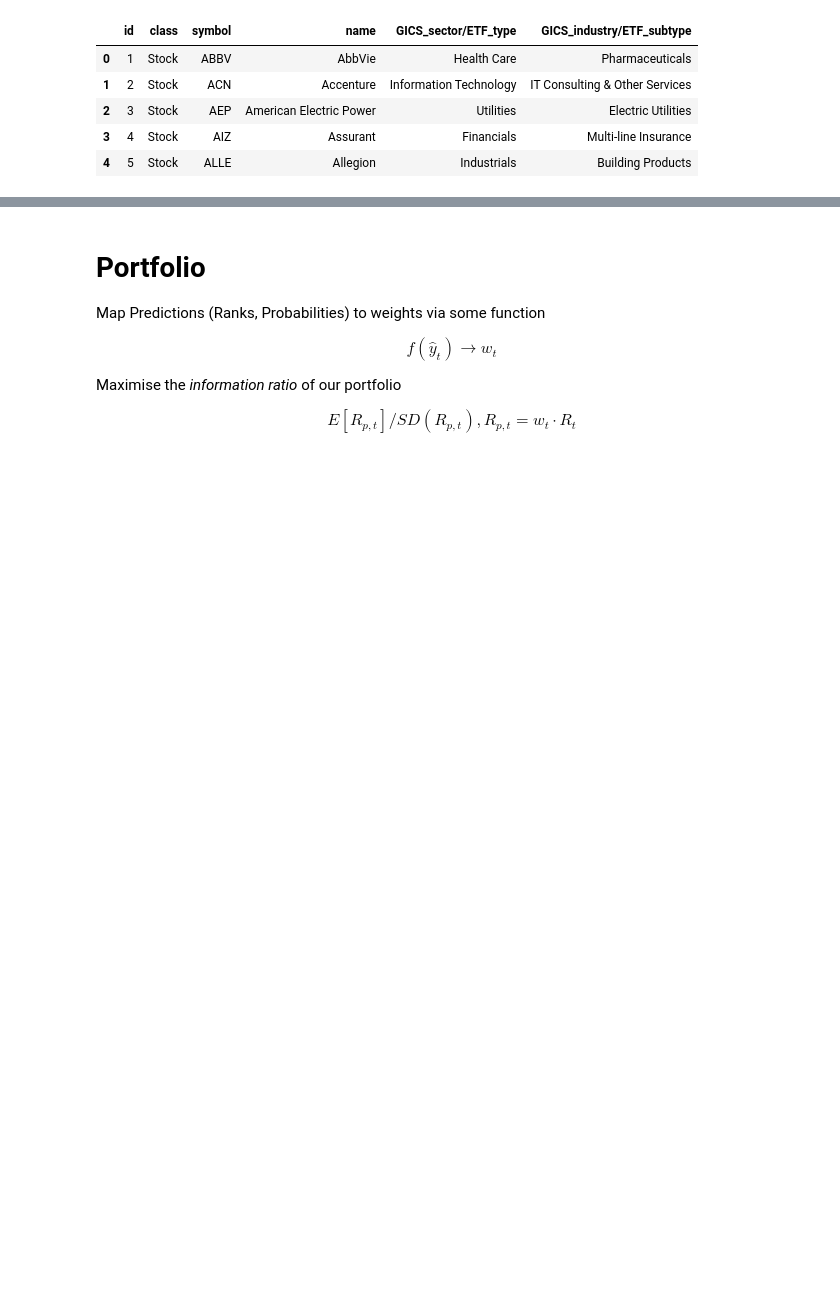
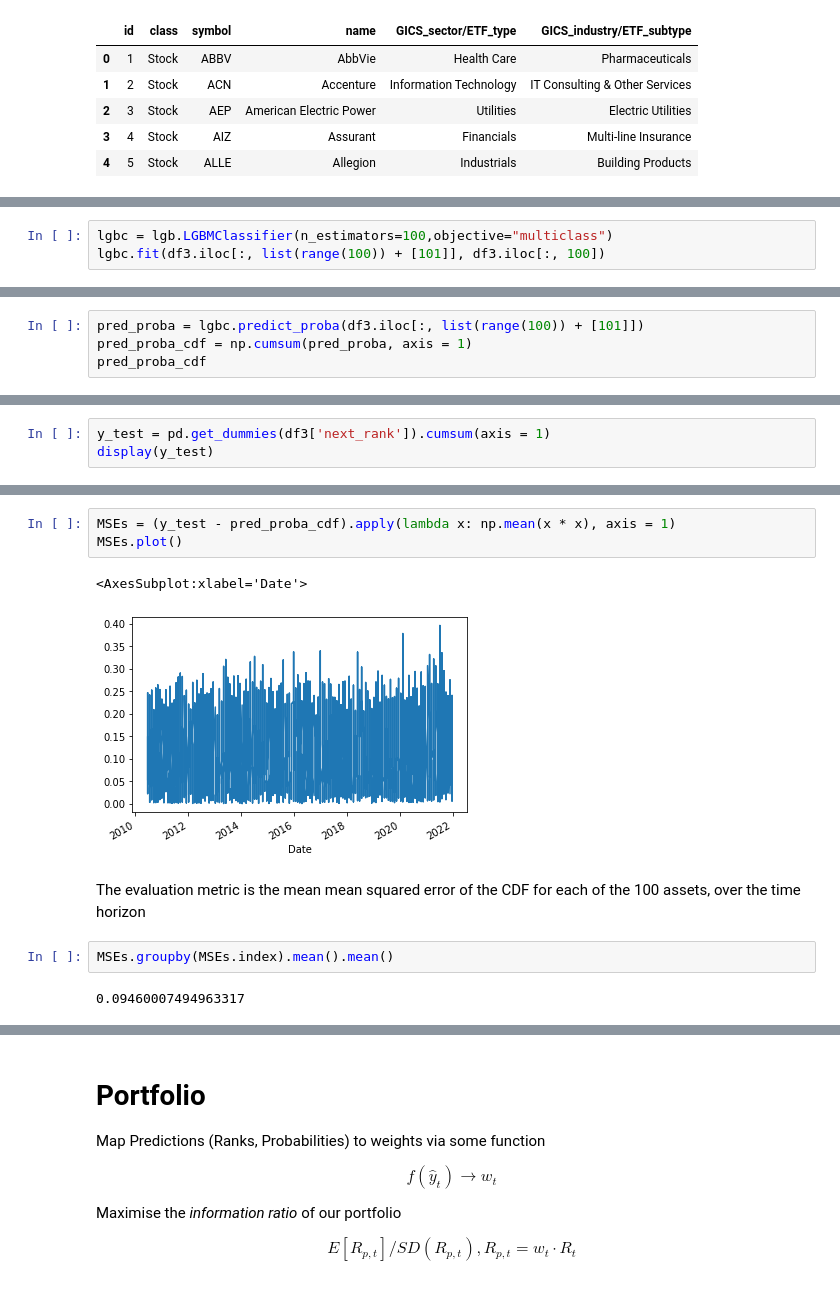
Before and after one commit to chrischia06/M6, a Jupyter notebook: RankTest.ipynb, the cells around one changed output, grey strips where cells are left out. Drawn from its saved outputs; the diff is of its cells as text; blank space fills up the shorter version.

Commit message:
feat: Add sketch of classifier based probabilities, ranks for all 100 assets

```diff
--- a/RankTest.ipynb
+++ b/RankTest.ipynb
@@ -89,0 +172,3 @@ LGBMRanker()
+# %%
+lgbc = lgb.LGBMClassifier(n_estimators=100,objective="multiclass")
+lgbc.fit(df3.iloc[:, list(range(100)) + [101]], df3.iloc[:, 100])
@@ -89,0 +177,4 @@ LGBMRanker()
+# %%
+pred_proba = lgbc.predict_proba(df3.iloc[:, list(range(100)) + [101]])
+pred_proba_cdf = np.cumsum(pred_proba, axis = 1)
+pred_proba_cdf
@@ -89,0 +189,3 @@ LGBMRanker()
+# %%
+y_test = pd.get_dummies(df3['next_rank']).cumsum(axis = 1)
+display(y_test)
@@ -90 +214,13 @@ LGBMRanker()
+# %%
+MSEs = (y_test - pred_proba_cdf).apply(lambda x: np.mean(x * x), axis = 1)
+MSEs.plot()
+# %% [output]
+<AxesSubplot:xlabel='Date'>
+[figure, added]
+# %% [markdown]
+The evaluation metric is the mean mean squared error of the CDF for each of the 100 assets, over the time horizon
+# %%
+MSEs.groupby(MSEs.index).mean().mean()
+# %% [output]
+0.09460007494963317
 # %%
```
Also changed, not shown: parts of 33 cells of this notebook.
